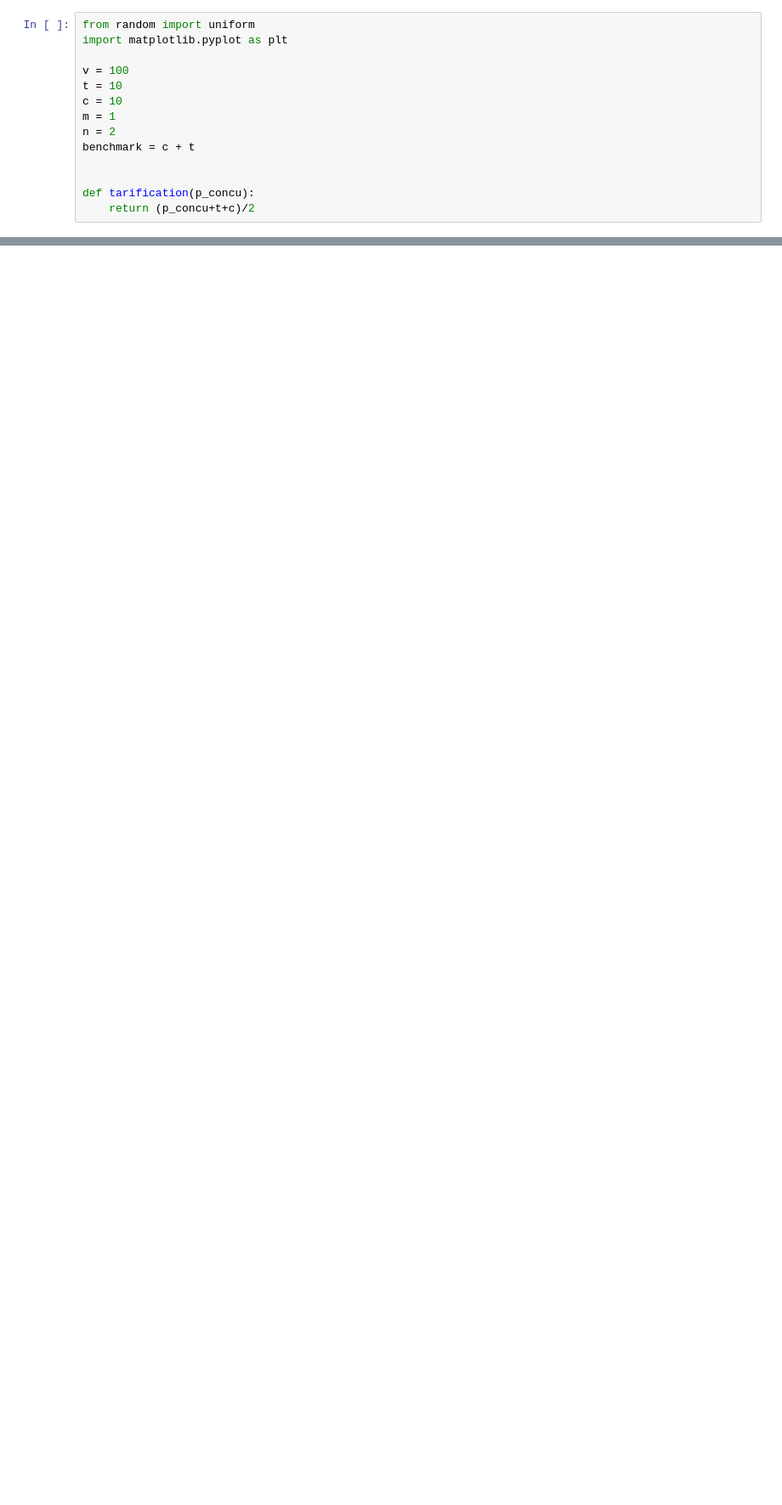
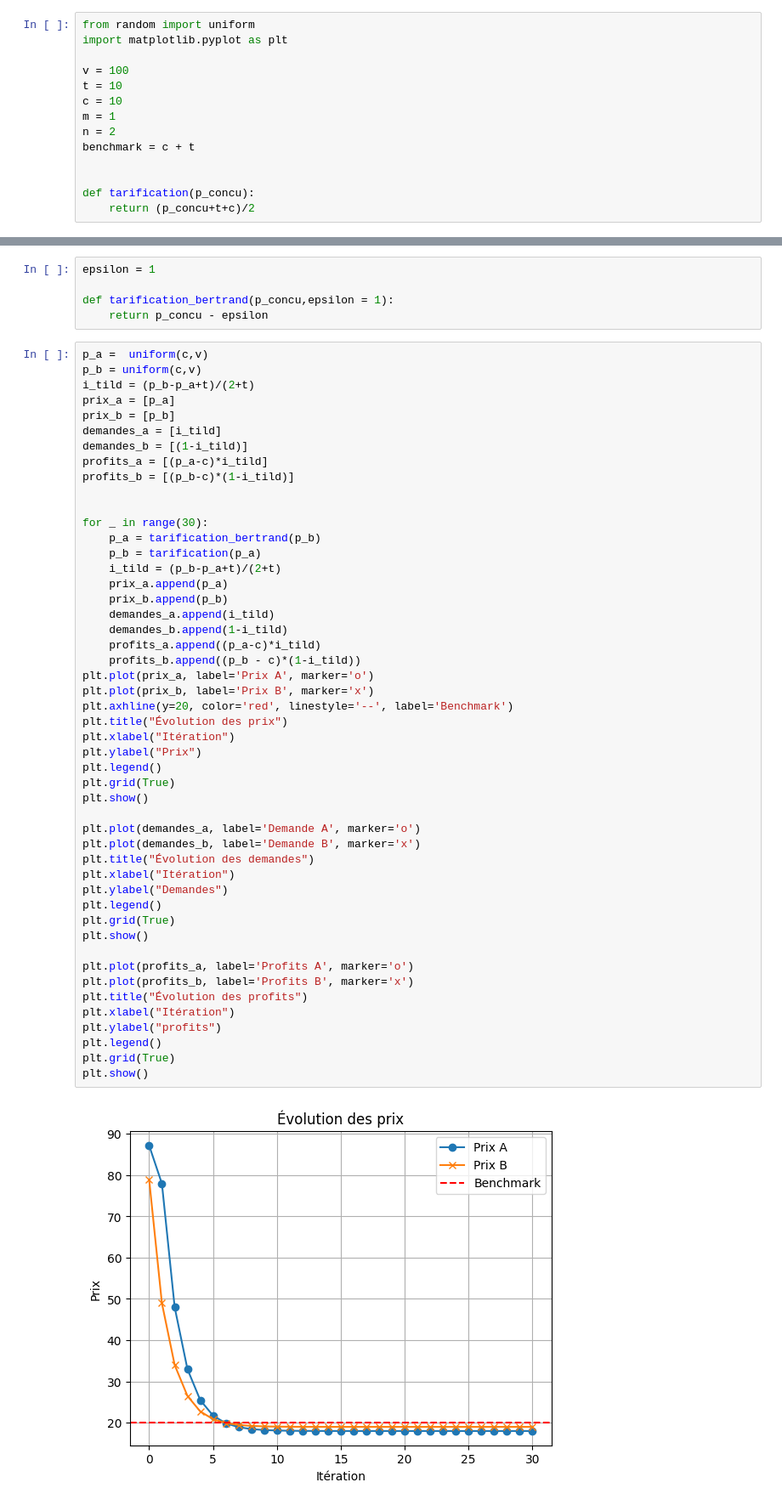
Before and after one commit to ZoeRouquie/datanomics, a Jupyter notebook: econometrie.ipynb, the cells around one changed output, grey strips where cells are left out. Shown at 85% size. Drawn from its saved outputs; the diff is of its cells as text; blank space fills up the shorter version.

```diff
--- a/econometrie.ipynb
+++ b/econometrie.ipynb
@@ -49,0 +131,56 @@ Réprésentation des profits
+# %%
+epsilon = 1
+
+def tarification_bertrand(p_concu,epsilon = 1):
+    return p_concu - epsilon
+# %%
+p_a =  uniform(c,v)
+p_b = uniform(c,v)
+i_tild = (p_b-p_a+t)/(2+t)
+prix_a = [p_a]
+prix_b = [p_b]
+demandes_a = [i_tild]
+demandes_b = [(1-i_tild)]
+profits_a = [(p_a-c)*i_tild]
+profits_b = [(p_b-c)*(1-i_tild)]
+
+
+for _ in range(30):
+    p_a = tarification_bertrand(p_b)
+    p_b = tarification(p_a)
+    i_tild = (p_b-p_a+t)/(2+t)
+    prix_a.append(p_a)
+    prix_b.append(p_b)
+    demandes_a.append(i_tild)
+    demandes_b.append(1-i_tild)
+    profits_a.append((p_a-c)*i_tild)
+    profits_b.append((p_b - c)*(1-i_tild))
+plt.plot(prix_a, label='Prix A', marker='o')
+plt.plot(prix_b, label='Prix B', marker='x')
+plt.axhline(y=20, color='red', linestyle='--', label='Benchmark')
+plt.title("Évolution des prix")
+plt.xlabel("Itération")
+plt.ylabel("Prix")
+plt.legend()
+plt.grid(True)
+plt.show()
+
+plt.plot(demandes_a, label='Demande A', marker='o')
+plt.plot(demandes_b, label='Demande B', marker='x')
+plt.title("Évolution des demandes")
+plt.xlabel("Itération")
+plt.ylabel("Demandes")
+plt.legend()
+plt.grid(True)
+plt.show()
+
+plt.plot(profits_a, label='Profits A', marker='o')
+plt.plot(profits_b, label='Profits B', marker='x')
+plt.title("Évolution des profits")
+plt.xlabel("Itération")
+plt.ylabel("profits")
+plt.legend()
+plt.grid(True)
+plt.show()
+# %% [output]
+[figure, added]
```
Also changed, not shown: parts of 17 cells of this notebook, 12 other files.
